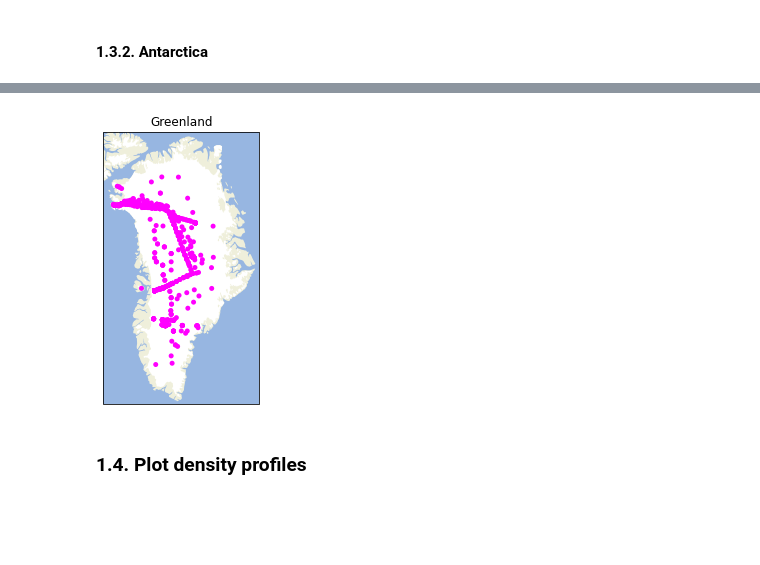
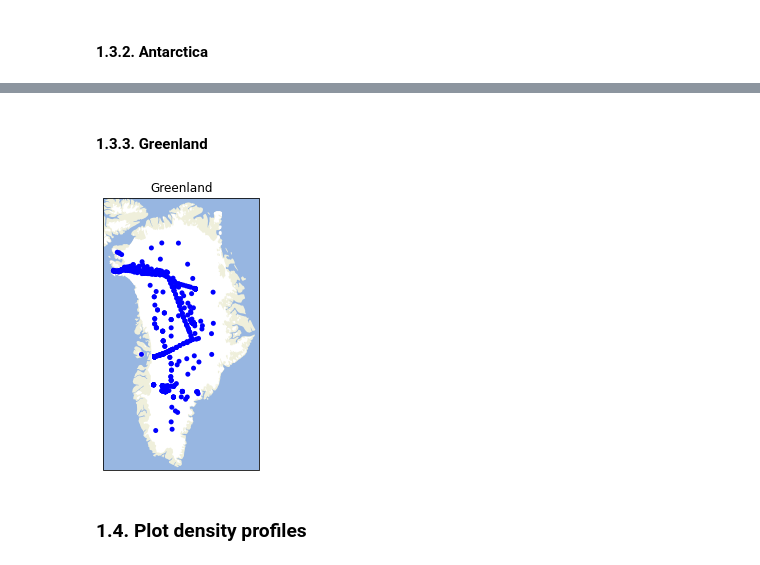
Before and after one commit to MeganTM/SUMMEDup2022, a Jupyter notebook: SUMMEDup_2022.ipynb, the cells around one changed output, grey strips where cells are left out. Drawn from its saved outputs; the diff is of its cells as text; code cells hidden in the pictures; blank space fills up the shorter version.

```diff
--- a/SUMMEDup_2022.ipynb
+++ b/SUMMEDup_2022.ipynb
@@ -189,30 +184,32 @@ ax.scatter(df_antarctica_meta.Longitude,df_antarctica_meta.Latitude,
+# %% [markdown]
+#### 1.3.3. Greenland
 # %%
 # Set up figure for plotting
 fig = plt.figure(figsize=(4,5))
 fig.patch.set_facecolor('w')
 
 # Create axis with correct projection and extent
 ax = plt.subplot(1,1,1,projection=ccrs.NorthPolarStereo(central_longitude=-45))
 ax.set_extent([-56.5, -30, 59, 84], ccrs.PlateCarree())
 ax.set_title('Greenland')
 
 # Add features
 ocean = cfeature.NaturalEarthFeature('physical', 'ocean', '50m',
                                      edgecolor='none',facecolor=cfeature.COLORS['water'])
 land = cfeature.NaturalEarthFeature('physical', 'land', '50m',
                                     edgecolor='none',facecolor=cfeature.COLORS['land'])
 glacier = cfeature.NaturalEarthFeature('physical','glaciated_areas','50m',
                                        edgecolor='none',facecolor='w')
 ax.add_feature(ocean,zorder=0)
 ax.add_feature(land,zorder=1)
 ax.add_feature(glacier,zorder=2)
 
 # Plot locations
 ax.scatter(df_greenland_meta.Longitude,df_greenland_meta.Latitude,
            transform=ccrs.PlateCarree(),zorder=5,
-           c='magenta',s=25,edgecolor='none');
+           c='b',s=25,edgecolor='none');
 # %% [output]
-[figure, old version]
+[figure, new version]
 # %% [markdown]
 ### 1.4. Plot density profiles
 # %% [markdown]
```
Also changed, not shown: parts of 12 cells of this notebook.
